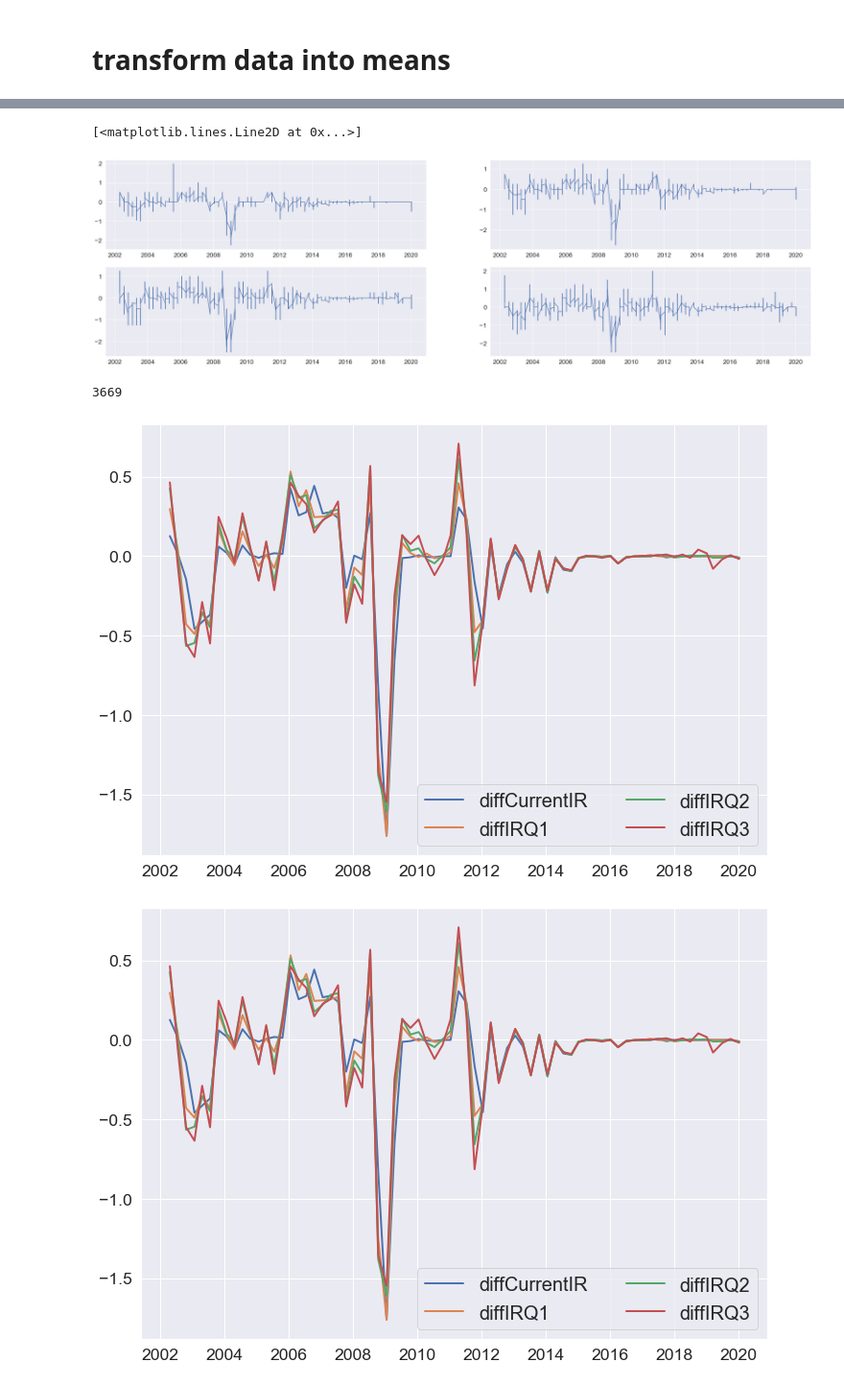
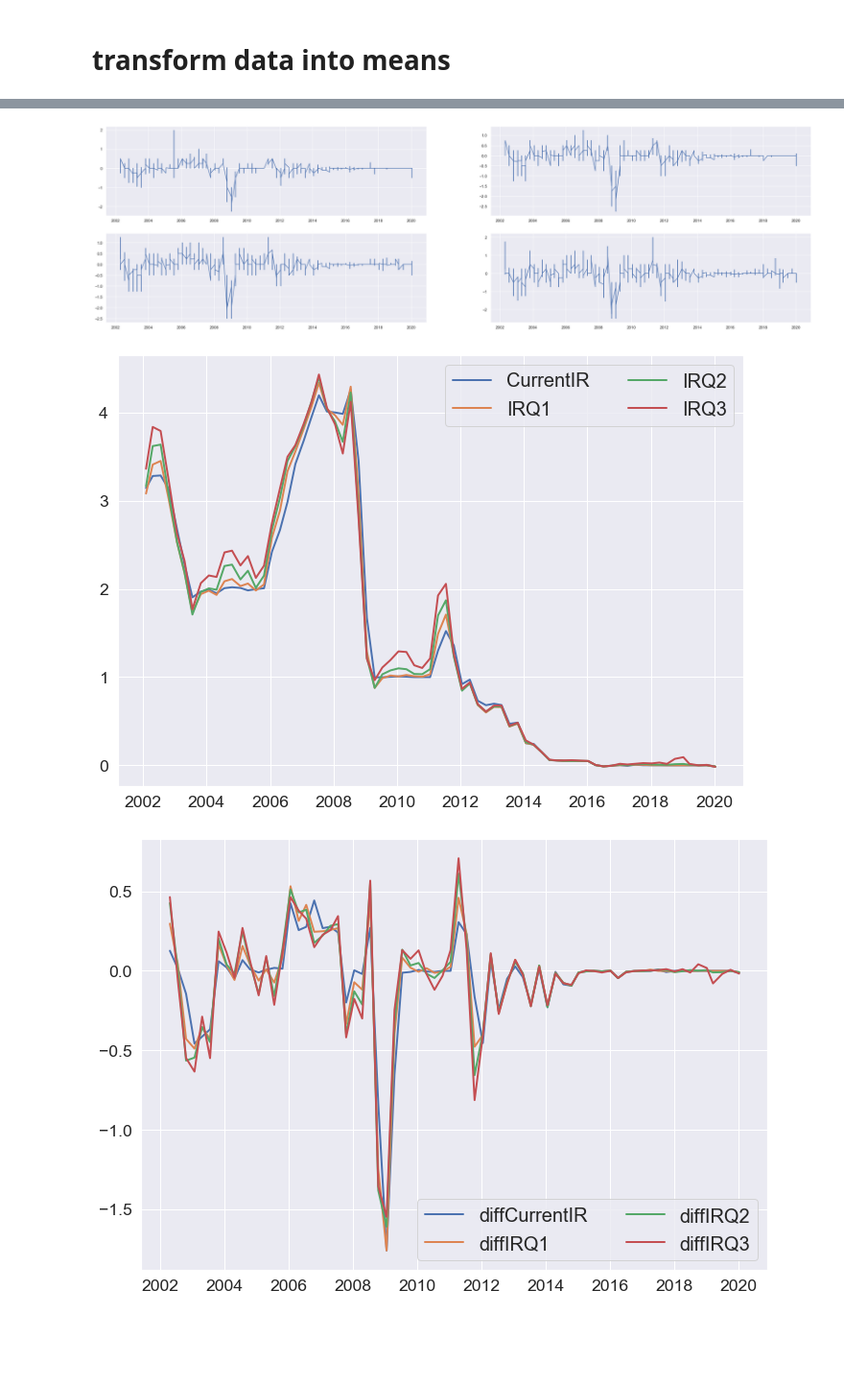
Before and after one commit to geri310/ECB_FG_GMM_approach_MSc_Thesis, a Jupyter notebook: PRate-Estimate.ipynb, the cells around one changed output, grey strips where cells are left out. Shown at 96% size. Cells and saved outputs as stored; diff of their text form; code cells hidden in the pictures; blank space fills up the shorter version.

```diff
--- a/PRate-Estimate.ipynb
+++ b/PRate-Estimate.ipynb
@@ -137,6 +141,3 @@ ax2.legend(['OIS3Y resid']);
 [figure]
 # %% [markdown]
 # transform data into means
-# %%
-df_gdp = df_gdp.drop(['IRQ4'], axis = 1)
-df_gdp
@@ -160,6 +146,7 @@ df_gdp['CurrentIR'] = df_gdp['CurrentIR'].astype(float)
 df_gdp['IRQ1'] = df_gdp['IRQ1'].astype(float)
 df_gdp['IRQ2'] = df_gdp['IRQ2'].astype(float)
 df_gdp['IRQ3'] = df_gdp['IRQ3'].astype(float)
+
 #df_gdp['IRQ4'] = df_gdp['IRQ4'].astype(float)
 dfgdp1 = df_gdp.sort_values(by=['Source', 'SurveyDate'],ascending = [True, True])
 dfgdp1['diffCurrentIR'] = dfgdp1['CurrentIR'].diff()
@@ -173,7 +160,6 @@ fig, axs = plt.subplots(2, 2, figsize=(35, 10));
 axs[0,0].plot(dfgdp1['diffCurrentIR'].dropna().astype(float))
 axs[0,1].plot(dfgdp1['diffIRQ1'].dropna().astype(float))
 axs[1,0].plot(dfgdp1['diffIRQ2'].dropna().astype(float))
-axs[1,1].plot(dfgdp1['diffIRQ3'].dropna().astype(float))
+axs[1,1].plot(dfgdp1['diffIRQ3'].dropna().astype(float));
 # %% [output]
-[<matplotlib.lines.Line2D at 0x...>]
-[figure, old version]
+[figure, new version]
@@ -188,16 +166,14 @@ new_df = df_gdpnew[filtered_entries]
-# %%
-len(df_gdpnew)
-# %% [output]
-3669
 # %%
-df1gdpmeans = dfgdp1.groupby('SurveyDate')[['diffCurrentIR',
+df1gdpmeans = dfgdp1.groupby('SurveyDate')[[ 'diffCurrentIR',
        'diffIRQ1', 'diffIRQ2', 'diffIRQ3']].mean()
+df1gdpmeans1 = df_gdp.groupby('SurveyDate')[[ 'CurrentIR',
+       'IRQ1', 'IRQ2', 'IRQ3']].mean()
 
 sns.set(rc={'figure.figsize':(11.7,8.27)}, font_scale=1.6);
-plt.plot(df1gdpmeans, linewidth=2.0);
-plt.legend(list(df1gdpmeans), ncol=2, loc='lower right', fontsize=20);
+plt.plot(df1gdpmeans1, linewidth=2.0);
+plt.legend(list(df1gdpmeans1), ncol=2, loc='upper right', fontsize=20);
 # %% [output]
-[figure, old version]
+[figure, new version]
 # %%
 df1gdpmeansnew = dfgdp1.groupby('SurveyDate')[['CurrentIR',
        'IRQ1', 'IRQ2', 'IRQ3']].mean()
```
Also changed, not shown: parts of 17 cells of this notebook, 13 other files.
